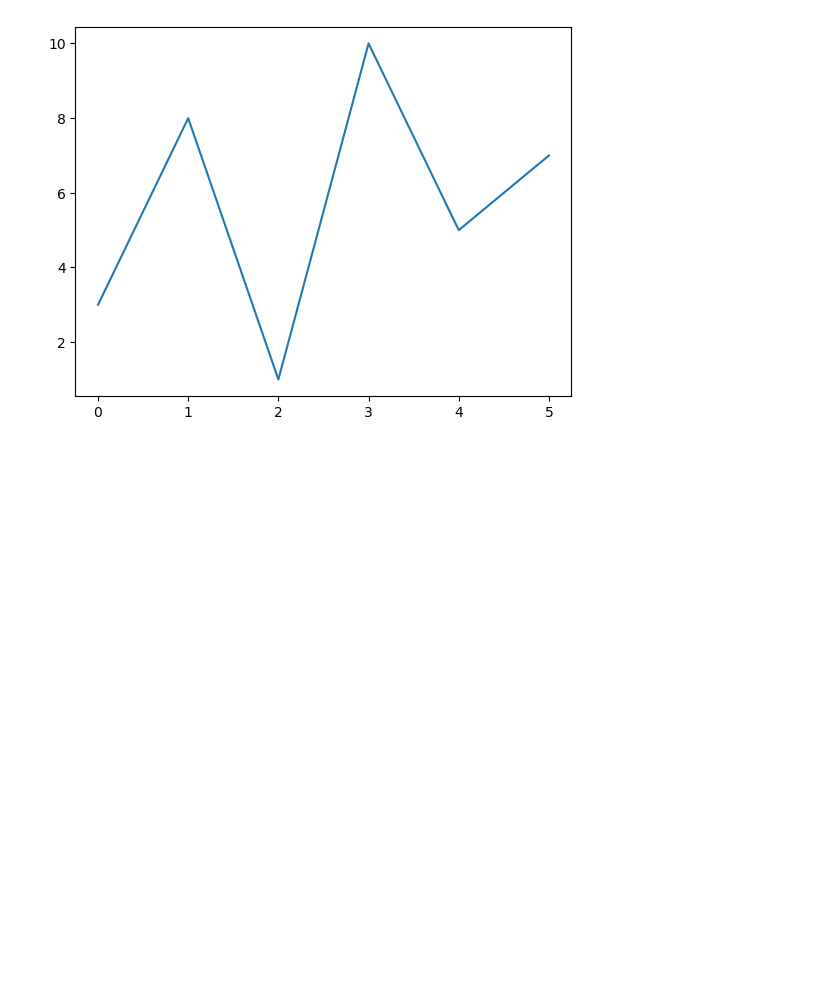
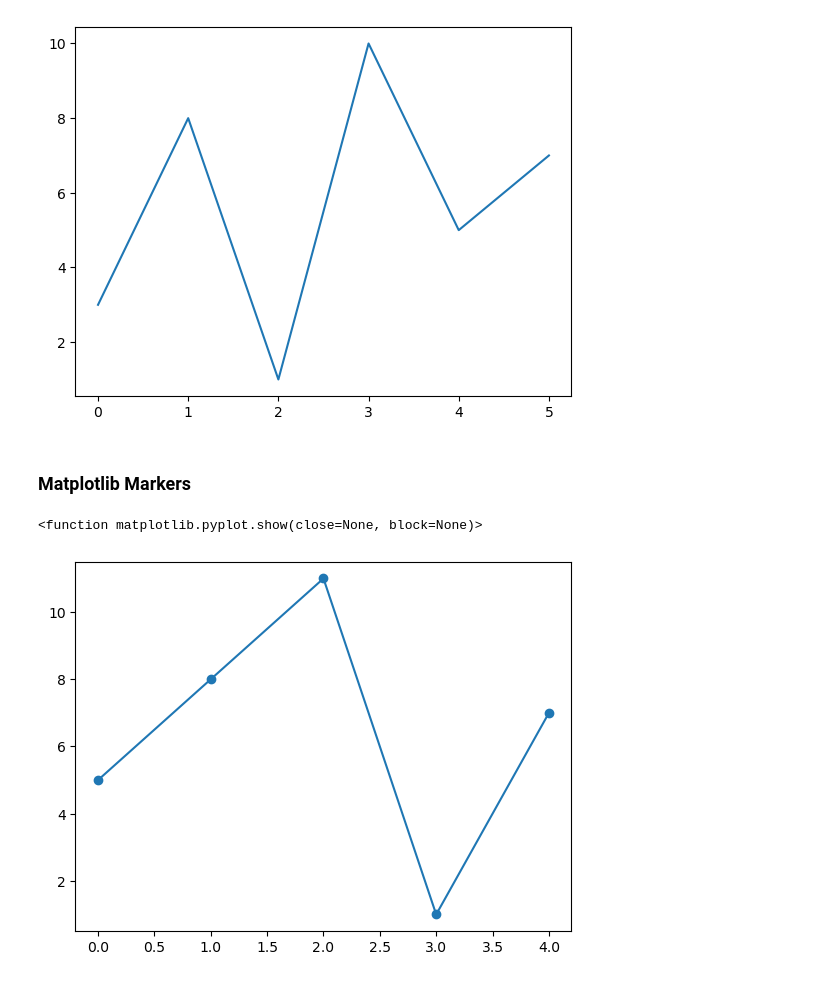
Before and after one commit to alfredkondoro/matplotlib-tutorial, a Jupyter notebook: matplotlib-tutorial.ipynb, the cells around one changed output. Cells and saved outputs as stored; diff of their text form; code cells hidden in the pictures; blank space fills up the shorter version.

Commit message:
Kaggle Notebook | Matplotlib Tutorial | Version 2

```diff
--- a/matplotlib-tutorial.ipynb
+++ b/matplotlib-tutorial.ipynb
@@ -69,3 +69,16 @@ plt.plot(ypts)
 plt.show()
 # %% [output]
 [figure]
+# %% [markdown]
+### **Matplotlib Markers**
+# %%
+import matplotlib.pyplot as plt
+import numpy as np
+
+ypts = ([5, 8, 11, 1, 7])
+
+plt.plot(ypts, marker = 'o')
+plt.show
+# %% [output]
+<function matplotlib.pyplot.show(close=None, block=None)>
+[figure, added]
```
Also changed, not shown: parts of 24 cells of this notebook.
